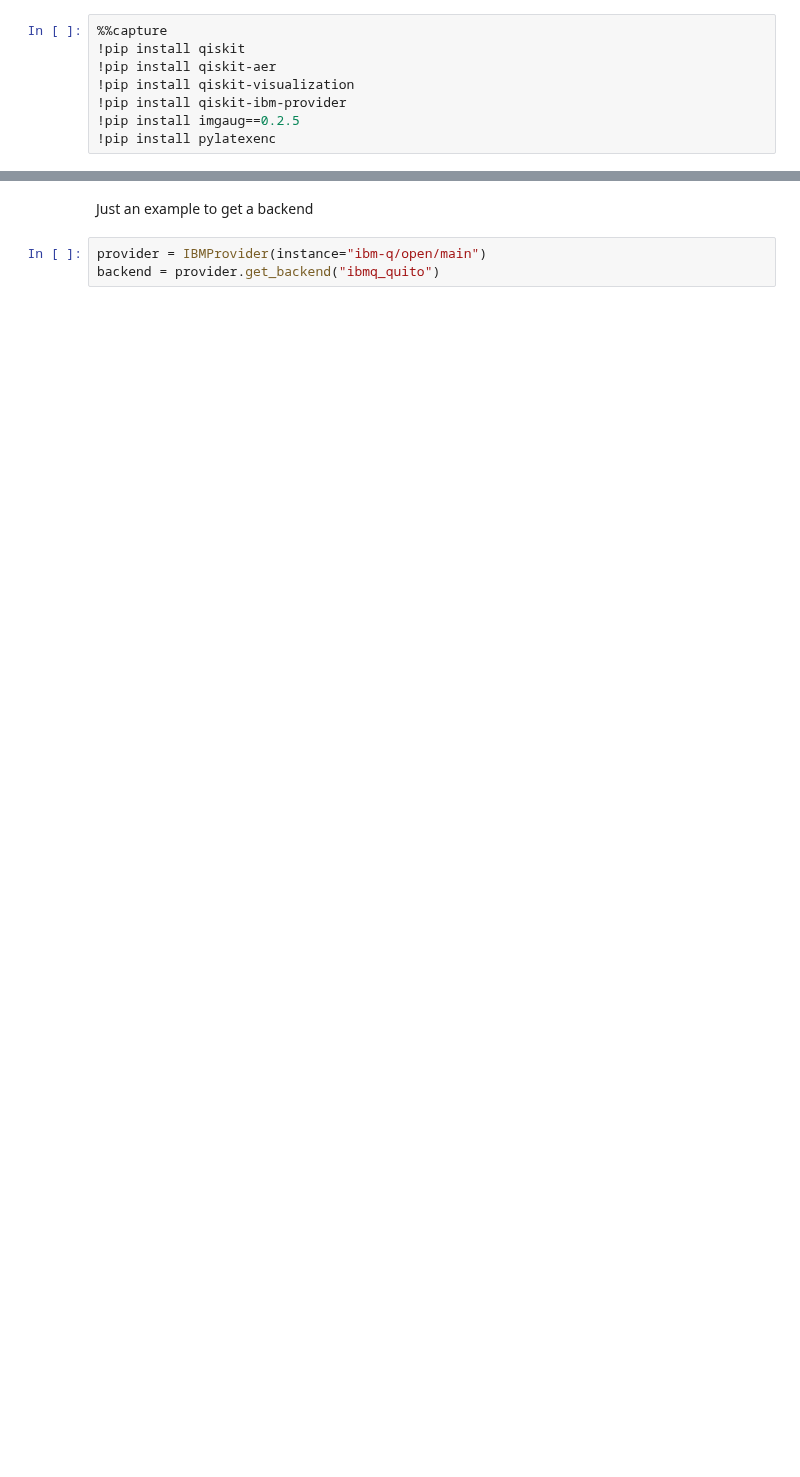
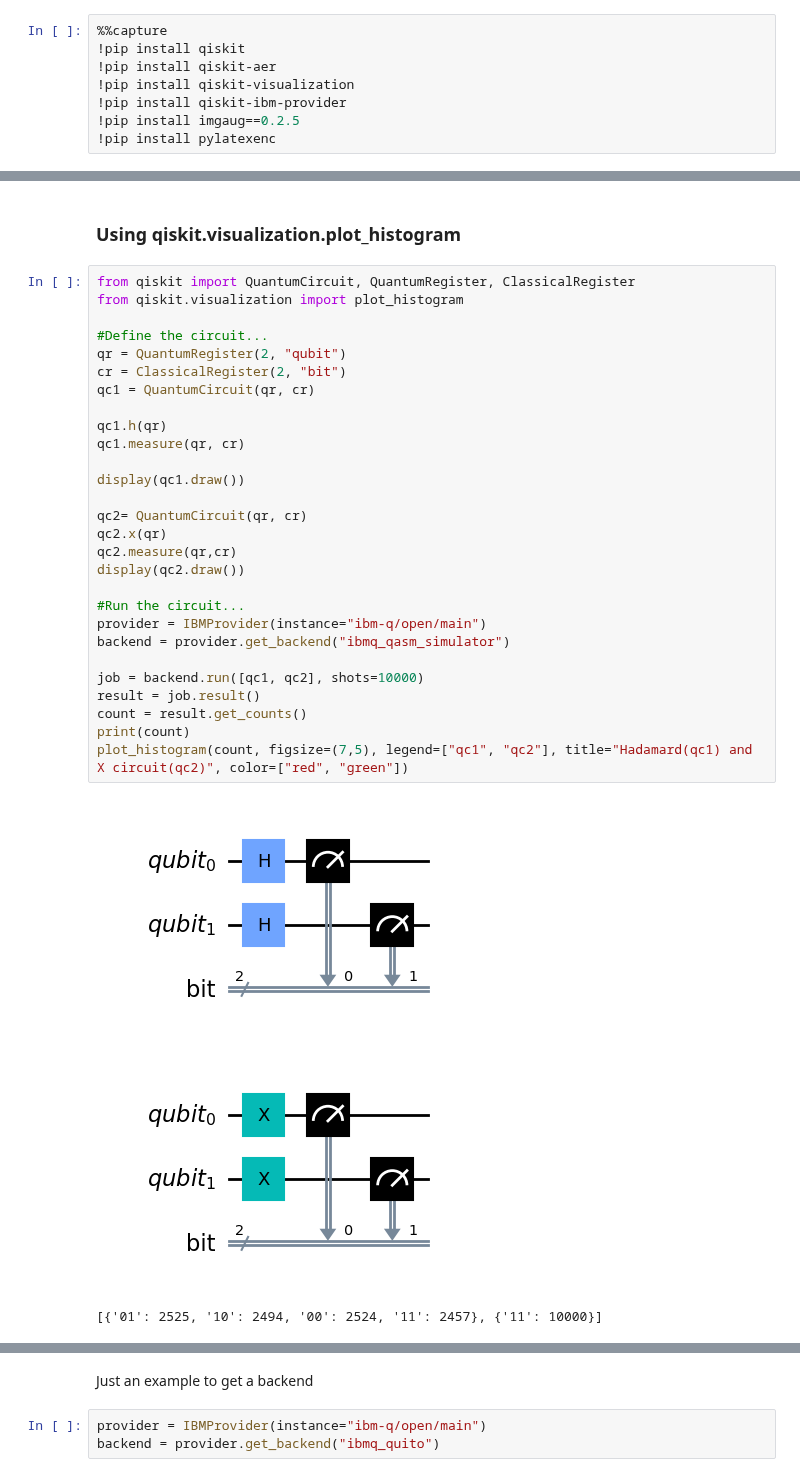
Before and after one commit to mrromaniuc/quantum-computing, a Jupyter notebook: IBMCertifiedAssociateDeveloperQiskit/9.2-Plot_a_Histogram.ipynb, the cells around one changed output, grey strips where cells are left out. Cells and saved outputs as stored; diff of their text form; blank space fills up the shorter version.

```diff
--- a/IBMCertifiedAssociateDeveloperQiskit/9.2-Plot_a_Histogram.ipynb
+++ b/IBMCertifiedAssociateDeveloperQiskit/9.2-Plot_a_Histogram.ipynb
@@ -87,0 +52,34 @@ q_1: ─────┤ X ├
+# %% [markdown]
+### Using qiskit.visualization.plot_histogram
+# %%
+from qiskit import QuantumCircuit, QuantumRegister, ClassicalRegister
+from qiskit.visualization import plot_histogram
+
+#Define the circuit...
+qr = QuantumRegister(2, "qubit")
+cr = ClassicalRegister(2, "bit")
+qc1 = QuantumCircuit(qr, cr)
+
+qc1.h(qr)
+qc1.measure(qr, cr)
+
+display(qc1.draw())
+
+qc2= QuantumCircuit(qr, cr)
+qc2.x(qr)
+qc2.measure(qr,cr)
+display(qc2.draw())
+
+#Run the circuit...
+provider = IBMProvider(instance="ibm-q/open/main")
+backend = provider.get_backend("ibmq_qasm_simulator")
+
+job = backend.run([qc1, qc2], shots=10000)
+result = job.result()
+count = result.get_counts()
+print(count)
+plot_histogram(count, figsize=(7,5), legend=["qc1", "qc2"], title="Hadamard(qc1) and X circuit(qc2)", color=["red", "green"])
+# %% [output]
+[figure, added]
+[figure, added]
+[{'01': 2525, '10': 2494, '00': 2524, '11': 2457}, {'11': 10000}]
```
Also changed, not shown: parts of 12 cells of this notebook.
